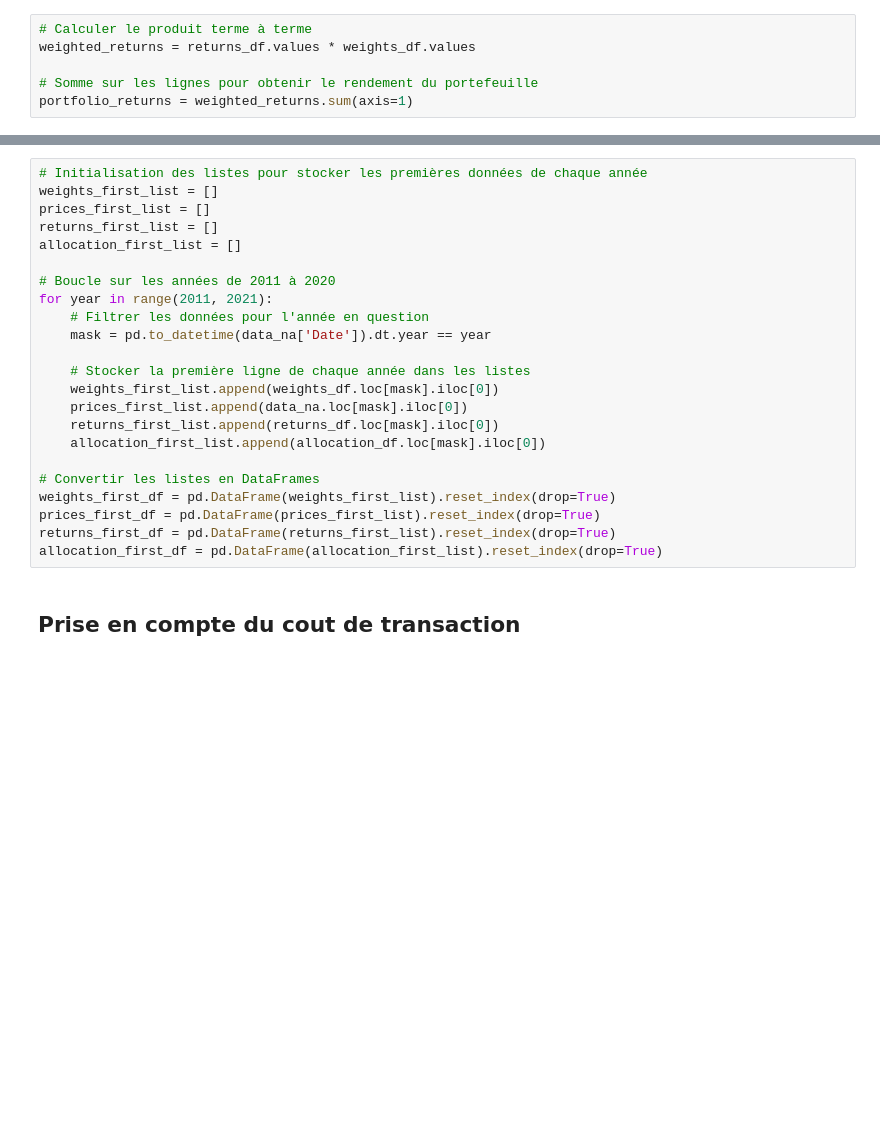
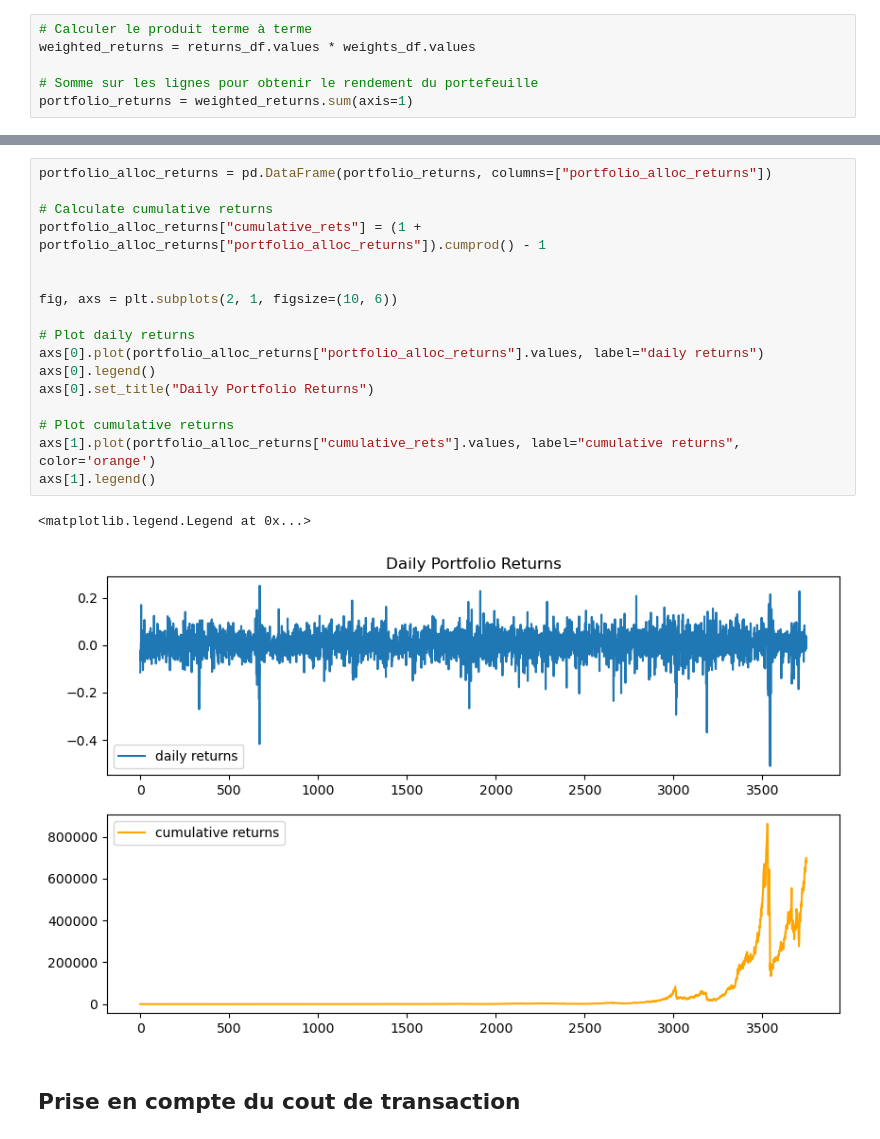
Before and after one commit to alexandreviard/DL-Portfolio-CMAP, a Jupyter notebook: massyle/allocation_article_zhang_DL.ipynb, the cells around one changed output, grey strips where cells are left out. Drawn from its saved outputs; the diff is of its cells as text; blank space fills up the shorter version.

```diff
--- a/massyle/allocation_article_zhang_DL.ipynb
+++ b/massyle/allocation_article_zhang_DL.ipynb
@@ -260,26 +263,23 @@ Sharpe ratio : 1.1769
-# %%
-# Initialisation des listes pour stocker les premières données de chaque année
-weights_first_list = []
-prices_first_list = []
-returns_first_list = []
-allocation_first_list = []
-
-# Boucle sur les années de 2011 à 2020
-for year in range(2011, 2021):
-    # Filtrer les données pour l'année en question
-    mask = pd.to_datetime(data_na['Date']).dt.year == year
-
-    # Stocker la première ligne de chaque année dans les listes
-    weights_first_list.append(weights_df.loc[mask].iloc[0])
-    prices_first_list.append(data_na.loc[mask].iloc[0])
-    returns_first_list.append(returns_df.loc[mask].iloc[0])
-    allocation_first_list.append(allocation_df.loc[mask].iloc[0])
-
-# Convertir les listes en DataFrames
-weights_first_df = pd.DataFrame(weights_first_list).reset_index(drop=True)
-prices_first_df = pd.DataFrame(prices_first_list).reset_index(drop=True)
-returns_first_df = pd.DataFrame(returns_first_list).reset_index(drop=True)
-allocation_first_df = pd.DataFrame(allocation_first_list).reset_index(drop=True)
+# %%
+portfolio_alloc_returns = pd.DataFrame(portfolio_returns, columns=["portfolio_alloc_returns"])
+
+# Calculate cumulative returns
+portfolio_alloc_returns["cumulative_rets"] = (1 + portfolio_alloc_returns["portfolio_alloc_returns"]).cumprod() - 1
+
+
+fig, axs = plt.subplots(2, 1, figsize=(10, 6))
+
+# Plot daily returns
+axs[0].plot(portfolio_alloc_returns["portfolio_alloc_returns"].values, label="daily returns")
+axs[0].legend()
+axs[0].set_title("Daily Portfolio Returns")
+
+# Plot cumulative returns
+axs[1].plot(portfolio_alloc_returns["cumulative_rets"].values, label="cumulative returns", color='orange')
+axs[1].legend()
+# %% [output]
+<matplotlib.legend.Legend at 0x...>
+[figure, added]
 # %% [markdown]
 ## Prise en compte du cout de transaction
 # %%
```
Also changed, not shown: parts of 28 cells of this notebook, 2 other files.
